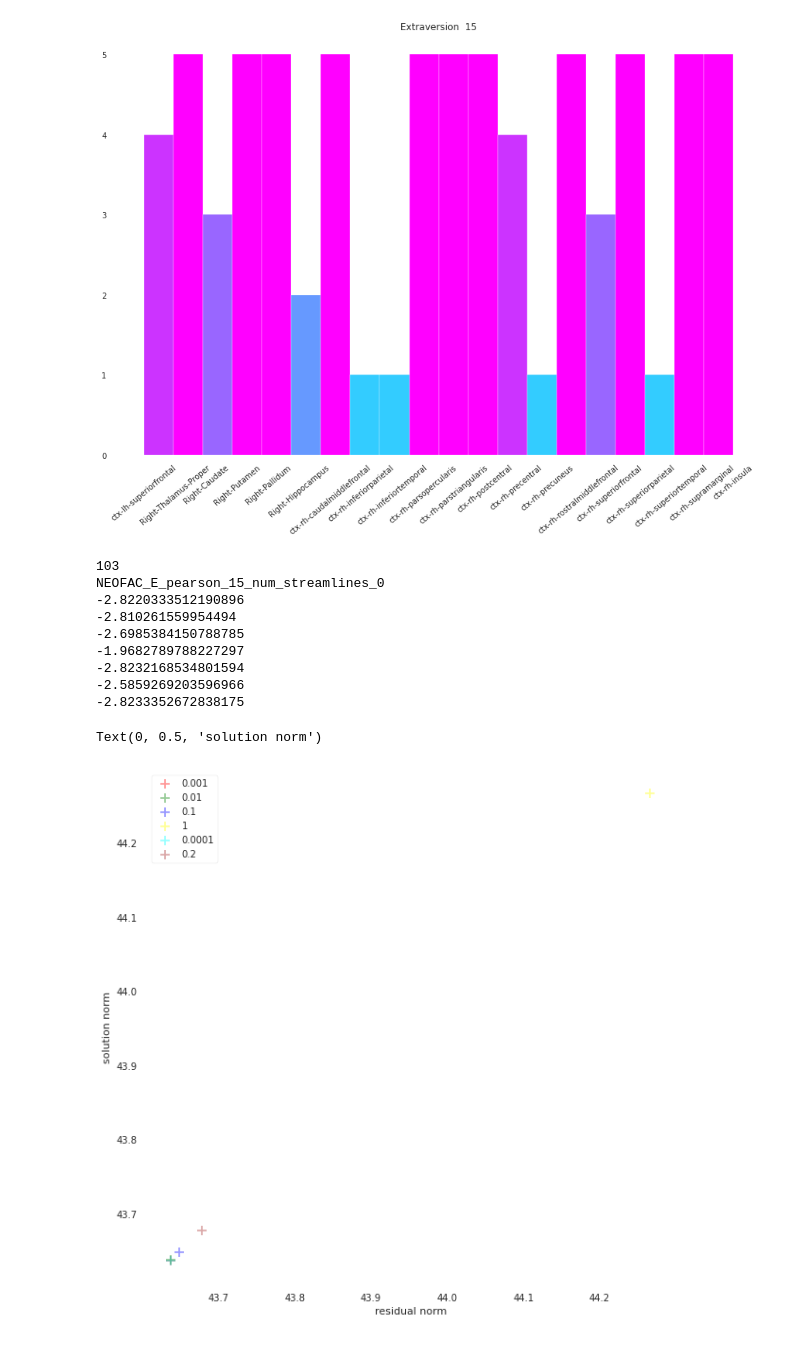
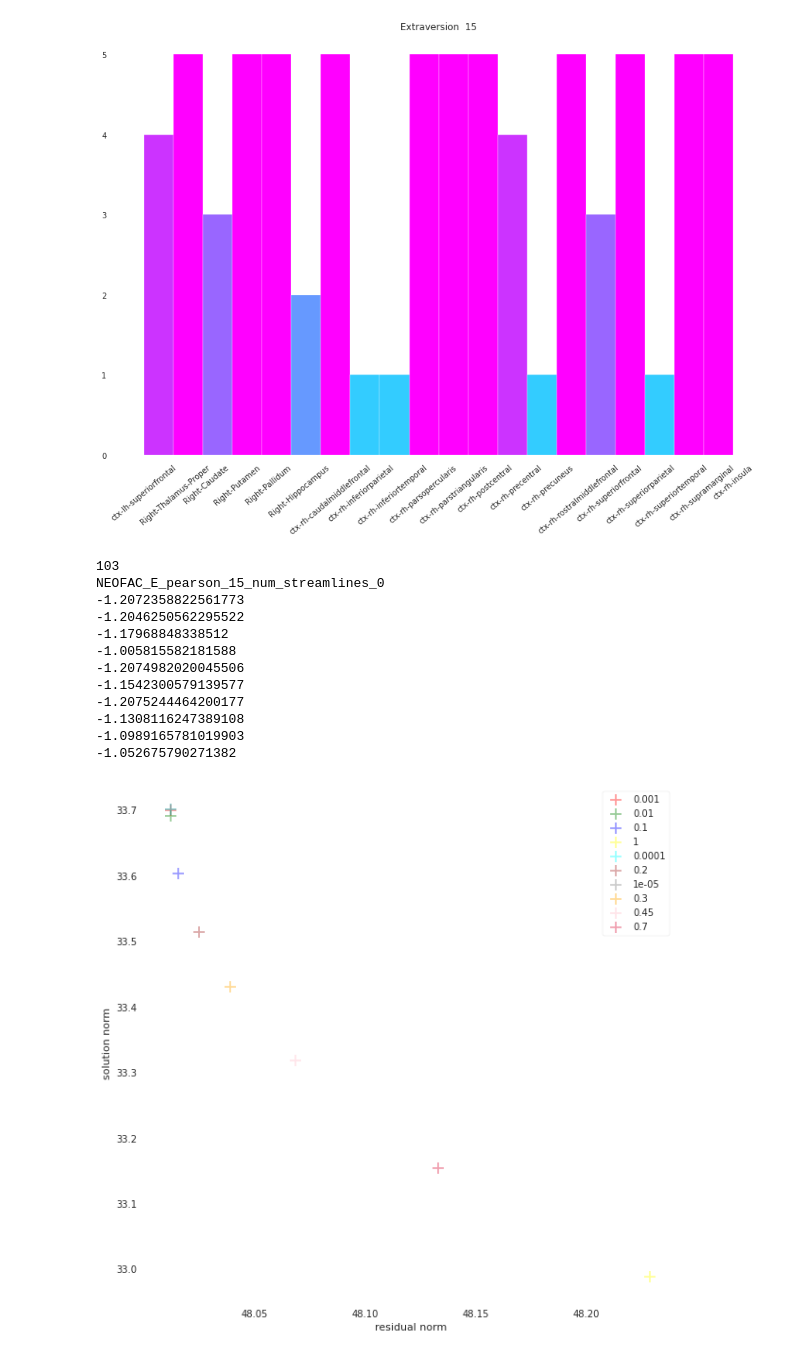
Before and after one commit to ShreyaKapoor18/Thesis, a Jupyter notebook: graphtools/regression_pub-Copy1.ipynb, the cells around one changed output. Cells and saved outputs as stored; diff of their text form; code cells hidden in the pictures.

Commit message:
corrected plot of norms

```diff
--- a/graphtools/regression_pub-Copy1.ipynb
+++ b/graphtools/regression_pub-Copy1.ipynb
@@ -169,8 +169,9 @@ plt.show()
 # %%
 from sklearn.model_selection import GridSearchCV
 from sklearn.linear_model import RidgeCV
+from numpy.linalg import norm
 i = 0
-param_grid ={'alpha':[1e-3, 1e-2, 1e-1, 1, 1e-4, 0.2, 1e-5]}
+param_grid ={'alpha':[1e-3, 1e-2, 1e-1, 1, 1e-4, 0.2, 1e-5, 0.3, 0.45,0.7]}
 
 for train_index, test_index in skf.split(X, y):
     i+=1
@@ -196,30 +197,36 @@ for train_index, test_index in skf.split(X, y):
             model.fit(X_train, y_train)
             pred= model.predict(X_train)
             rss_total.append(np.sqrt(sum((pred - y_train)**2)))
-            sol = (X_train* model.coef_).sum(axis=1) + model.intercept_
-            sn_total.append(np.sqrt(sum((sol - y_train)**2)))
+            sol =  list(model.coef_)
+            sol.append(model.intercept_)
+            sol = norm(sol)
+            sn_total.append(sol)
             y_pred = model.predict(X_test)
             print(r2_score(y_test, y_pred))
 # %% [output]
 103
 NEOFAC_E_pearson_15_num_streamlines_0
--2.8220333512190896
--2.810261559954494
--2.6985384150788785
--1.9682789788227297
--2.8232168534801594
--2.5859269203596966
--2.8233352672838175
+-1.2072358822561773
+-1.2046250562295522
+-1.17968848338512
+-1.005815582181588
+-1.2074982020045506
+-1.1542300579139577
+-1.2075244464200177
+-1.1308116247389108
+-1.0989165781019903
+-1.052675790271382
 # %%
 c = {}
 fig, ax = plt.subplots(figsize = (10,10))
-colors = ['red', 'green', 'blue', 'yellow', 'cyan', 'brown']
+colors = ['red', 'green', 'blue', 'yellow', 'cyan', 'brown', 'grey', 'orange', 'pink', 'crimson']
 for k, color, rss, sn in zip(param_grid['alpha'], colors, rss_total, sn_total):
     c[k] = color
-    plt.scatter(rss, sn, color=color, alpha = 0.4, marker = '+', s=100)
+    plt.scatter(rss, sn, color=color, alpha = 0.4, marker = '+', s=150)
+
 plt.legend(param_grid['alpha'])
 plt.xlabel('residual norm')
 plt.ylabel('solution norm')
+plt.show()
 # %% [output]
-Text(0, 0.5, 'solution norm')
-[figure, old version]
+[figure, new version]
```
